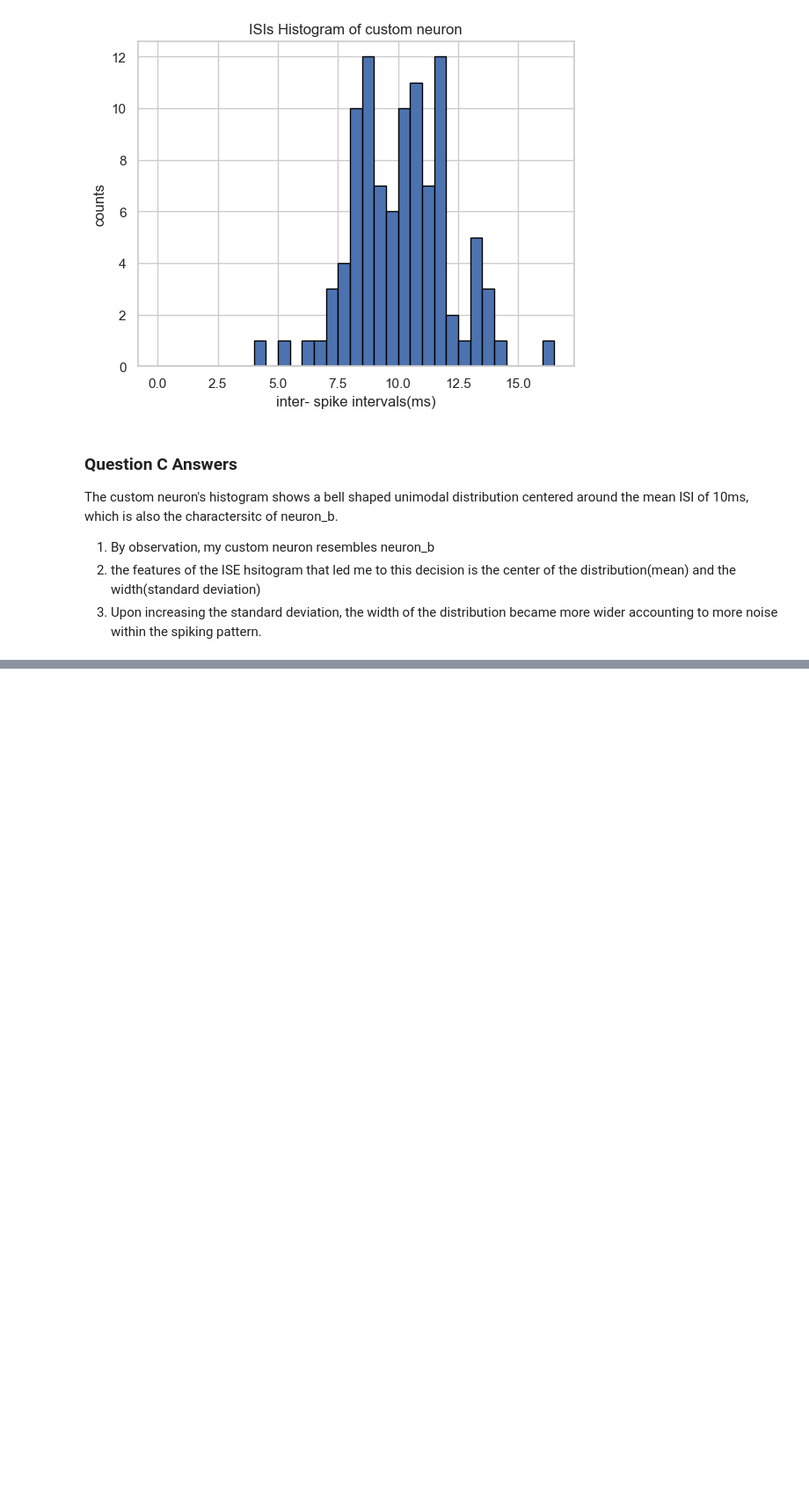
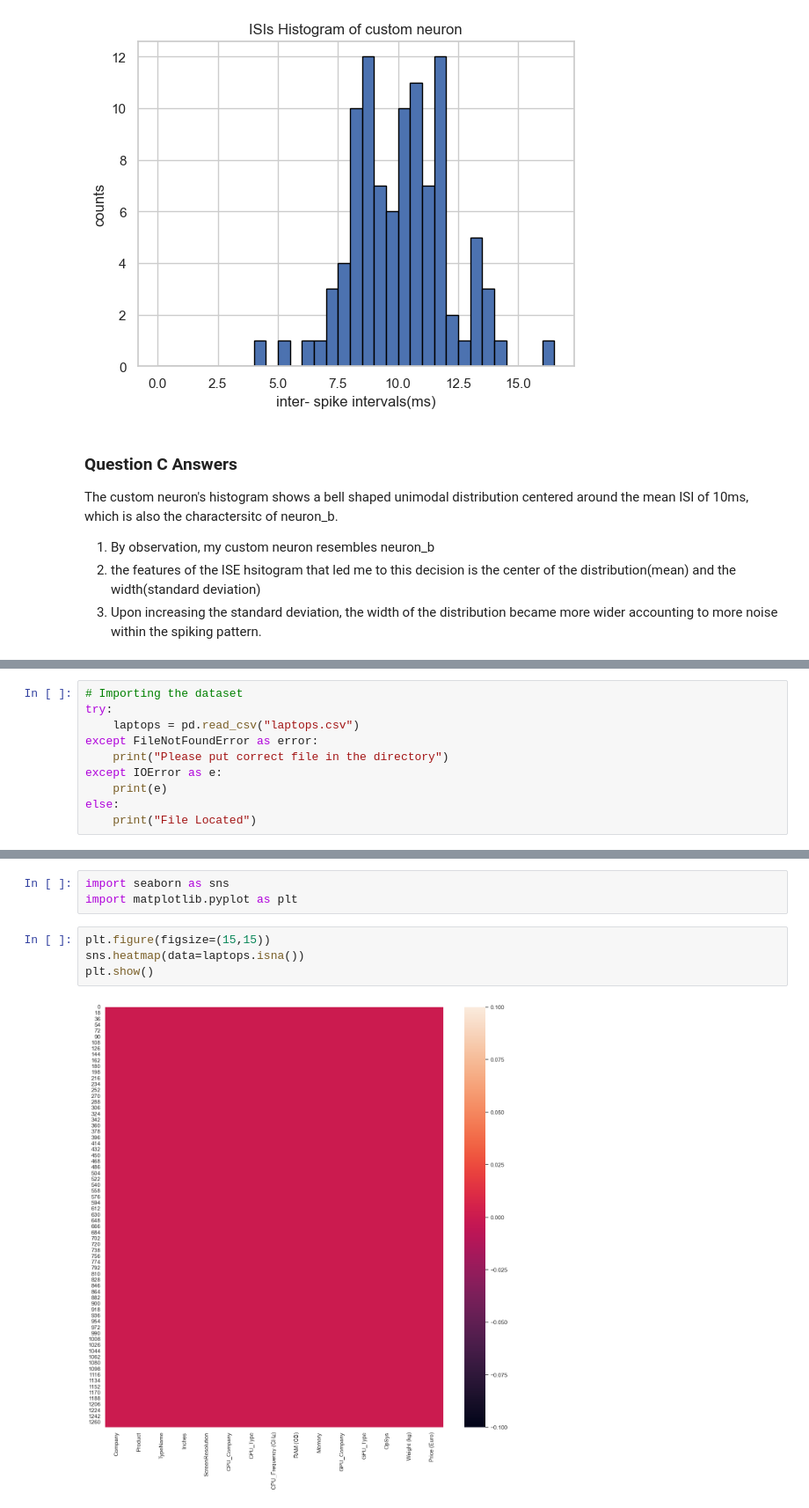
Before and after one commit to kidusabe1/DS_mini_project, a Jupyter notebook: mini_project_1.ipynb, the cells around one changed output, grey strips where cells are left out. Shown at 88% size. Cells and saved outputs as stored; diff of their text form; blank space fills up the shorter version.

```diff
--- a/mini_project_1.ipynb
+++ b/mini_project_1.ipynb
@@ -206,0 +209,10 @@ The custom neuron's histogram shows a bell shaped unimodal distribution centered
+# %%
+# Importing the dataset
+try:
+    laptops = pd.read_csv("laptops.csv")
+except FileNotFoundError as error:
+    print("Please put correct file in the directory")
+except IOError as e:
+    print(e)
+else:
+    print("File Located")
@@ -206,0 +243,9 @@ The custom neuron's histogram shows a bell shaped unimodal distribution centered
+# %%
+import seaborn as sns
+import matplotlib.pyplot as plt
+# %%
+plt.figure(figsize=(15,15))
+sns.heatmap(data=laptops.isna())
+plt.show()
+# %% [output]
+[figure, added]
```
Also changed, not shown: parts of 13 cells of this notebook.
